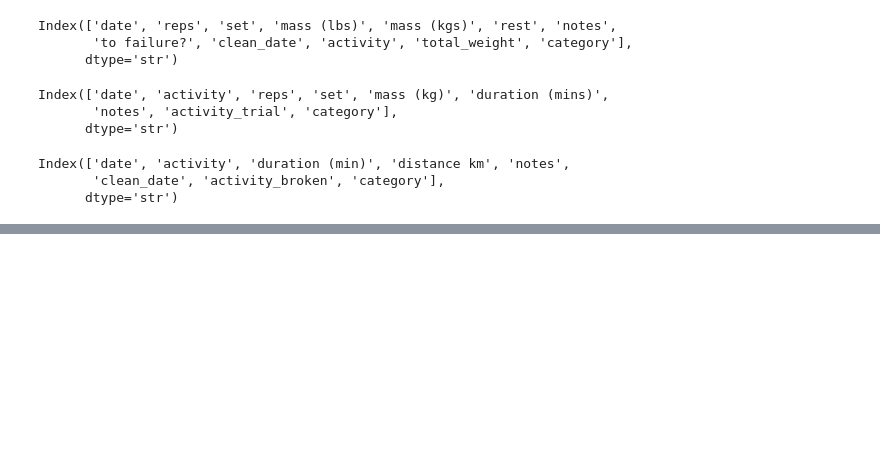
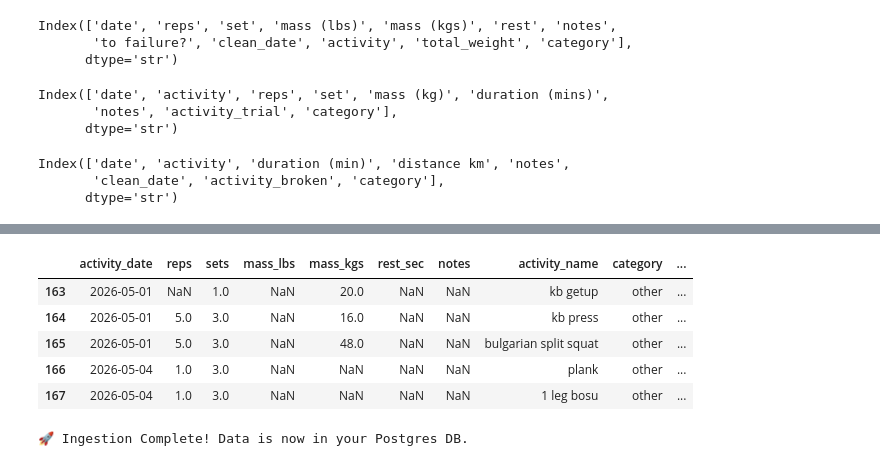
Before and after one commit to BilyBrown/activity_tracking, a Jupyter notebook: notebooks/data_clean_trial.ipynb, the cells around one changed output, grey strips where cells are left out. Drawn from its saved outputs; the diff is of its cells as text; code cells hidden in the pictures; blank space fills up the shorter version.

```diff
--- a/notebooks/data_clean_trial.ipynb
+++ b/notebooks/data_clean_trial.ipynb
@@ -517,0 +519,38 @@ merged_df.head()
+# %%
+merged_df.rename(columns={'date': 'activity_date',
+                          'activity': 'activity_name',
+                  'mass (lbs)': 'mass_lbs',
+                  'mass (kgs)': 'mass_kgs',
+                  'rest': 'rest_sec',
+                  'to failure?': 'to_failure',
+                  'duration (min)': 'duration_min',
+                  'set': 'sets',
+                  'rep': 'reps',
+                  'distance km': 'distance_km'}, inplace=True)
+merged_df['to_failure'] = merged_df['to_failure'].map({'yes': True, 'Yes': True, 'no': False, 'No': False})
+merged_df['to_failure'] = merged_df['to_failure'].fillna(False)
+merged_df.drop(columns='to_failure', inplace=True)
+merged_df.tail()
+# %% [output]
+|  | activity_date | reps | sets | mass_lbs | mass_kgs | rest_sec | notes | activity_name | category | ... |
+| 163 | 2026-05-01 | NaN | 1.0 | NaN | 20.0 | NaN | NaN | kb getup | other | ... |
+| 164 | 2026-05-01 | 5.0 | 3.0 | NaN | 16.0 | NaN | NaN | kb press | other | ... |
+| 165 | 2026-05-01 | 5.0 | 3.0 | NaN | 48.0 | NaN | NaN | bulgarian split squat | other | ... |
+| 166 | 2026-05-04 | 1.0 | 3.0 | NaN | NaN | NaN | NaN | plank | other | ... |
+| 167 | 2026-05-04 | 1.0 | 3.0 | NaN | NaN | NaN | NaN | 1 leg bosu | other | ... |
+# %%
+from sqlalchemy import create_engine
+
+# 1. Create the engine
+# format: postgresql://username:password@localhost:5432/database_name
+engine = create_engine('postgresql://bily:***@localhost:5432/activity_tracking')
+
+# 2. Push the cleaned concat_df to SQL
+# We use if_exists='append' because the table already exists now!
+try:
+    merged_df.to_sql('activity_logs', engine, if_exists='append', index=False)
+    print("🚀 Ingestion Complete! Data is now in your Postgres DB.")
+except Exception as e:
+    print(f"❌ Error: {e}")
+# %% [output]
+🚀 Ingestion Complete! Data is now in your Postgres DB.
```
Also changed, not shown: parts of 1 cell of this notebook.
